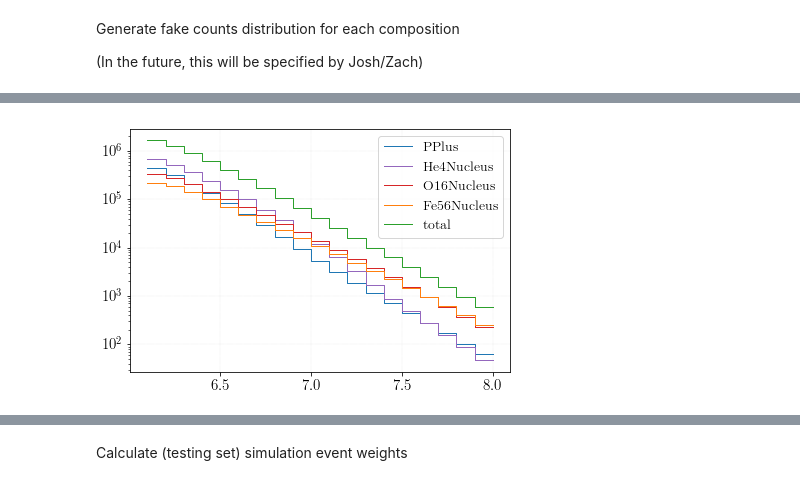
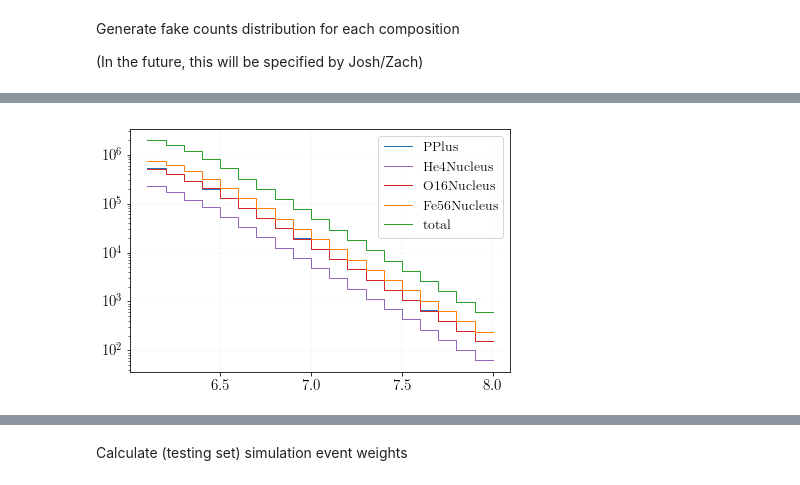
Before and after one commit to jrbourbeau/cr-composition, a Jupyter notebook: unfolding/known-spectra-test.ipynb, the cells around one changed output, grey strips where cells are left out. Saved outputs shown, nothing was run; the diff lists cells and outputs as text; code cells hidden in the pictures.

```diff
--- a/unfolding/known-spectra-test.ipynb
+++ b/unfolding/known-spectra-test.ipynb
@@ -58,5 +57,6 @@ plt.show()
 df_sim_train, df_sim_test = comp.load_sim(config=config,
                                           log_energy_min=energybins.log_energy_min,
                                           log_energy_max=energybins.log_energy_max,
-                                          test_size=0.5, verbose=True)
+                                          test_size=0.5,
+                                          verbose=True)
 # %% [output]
@@ -75,8 +75,8 @@ fig, ax = plt.subplots()
 for composition in comp_list:
     comp_mask = df_sim_test['comp_group_{}'.format(num_groups)] == composition
     counts = np.histogram(df_sim_test.loc[comp_mask, 'MC_log_energy'], bins=energybins.log_energy_bins)[0]
-    plotting.plot_steps(energybins.log_energy_bins, counts, label=composition,
-                        color=color_dict[composition], ax=ax)
+    comp.plot_steps(energybins.log_energy_bins, counts, label=composition,
+                    color=color_dict[composition], ax=ax)
 
 ax.set_xlim(energybins.log_energy_min, energybins.log_energy_max)
 ax.set_xlabel('$\mathrm{\log_{10}(E/GeV)}$')
@@ -86,7 +86,7 @@ ax.grid()
 leg = plt.legend(
                  loc='upper center', frameon=False,
                  bbox_to_anchor=(0.5,  # horizontal
-                                 1.2),# vertical
+                                 1.25),# vertical
                  ncol=len(comp_list)//2, fancybox=False)
 nevents_outfile = os.path.join(figures_dir, 'num_testing_sim_events.png'.format(config))
 comp.check_output_dir(nevents_outfile)
@@ -141,8 +141,8 @@ fig, ax = plt.subplots()
 for composition in comp_list+['total']:
     eff_area[composition] = df_eff['eff_median_{}'.format(composition)]*thrown_area
     eff_area_err[composition] = df_eff['eff_err_low_{}'.format(composition)]*thrown_area
-    plotting.plot_steps(energybins.log_energy_bins, eff_area[composition], eff_area_err[composition],
-                        color=color_dict[composition], label=composition, ax=ax)
+    comp.plot_steps(energybins.log_energy_bins, eff_area[composition], eff_area_err[composition],
+                    color=color_dict[composition], label=composition, ax=ax)
 ax.set_ylim(0)
 ax.grid()
 plt.show()
@@ -156,7 +194,7 @@ Generate fake counts distribution for each composition
 random_state = 2
 np.random.seed(random_state)
 # %%
-case = 4
+case = 'broken_power_law_3'
 # %%
 counts_true = pd.DataFrame(index=energybins.log_energy_midpoints,
                            columns=comp_list)
@@ -231,12 +279,12 @@ counts_true
 # %%
 fig, ax = plt.subplots()
 for composition in counts_true:
-    plotting.plot_steps(energybins.log_energy_bins, counts_true[composition],
-                        color=color_dict[composition], label=composition,
-                        ax=ax)
+    comp.plot_steps(energybins.log_energy_bins, counts_true[composition],
+                    color=color_dict[composition], label=composition,
+                    ax=ax)
 ax.set_yscale("log", nonposy='clip')
 ax.grid()
 ax.legend()
 plt.show()
 # %% [output]
-[figure, old version]
+[figure, new version]
```
Also changed, not shown: parts of 16 cells of this notebook, 18 other files.
